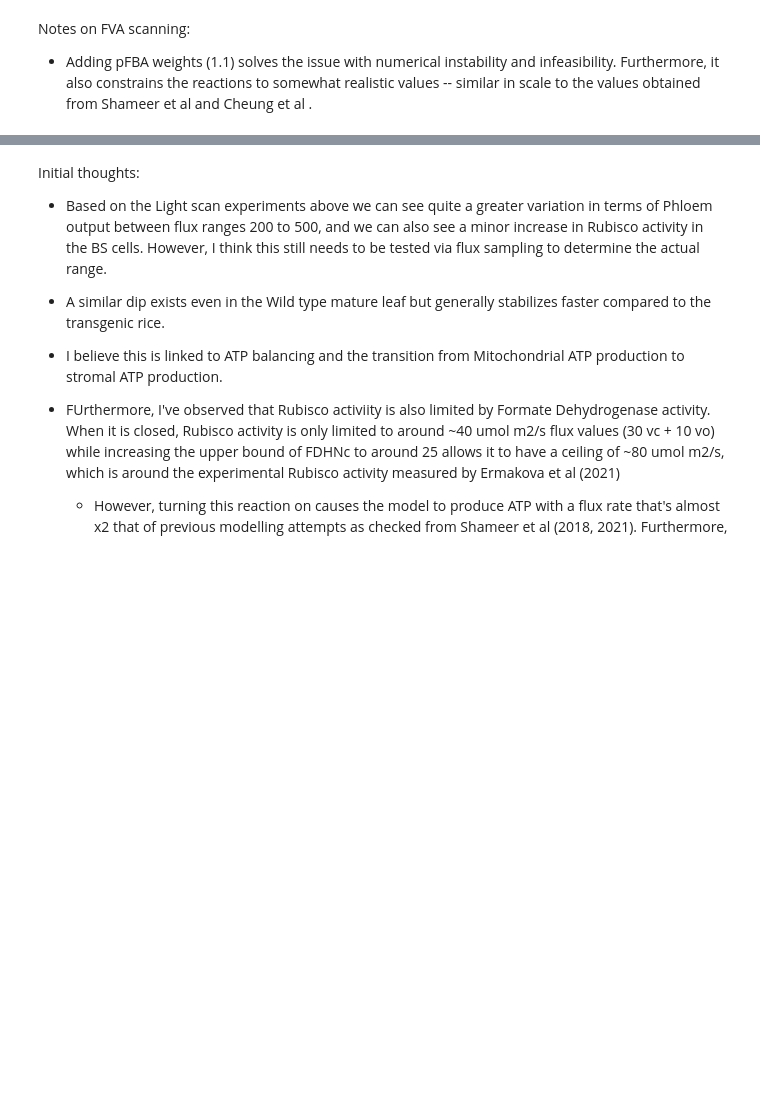
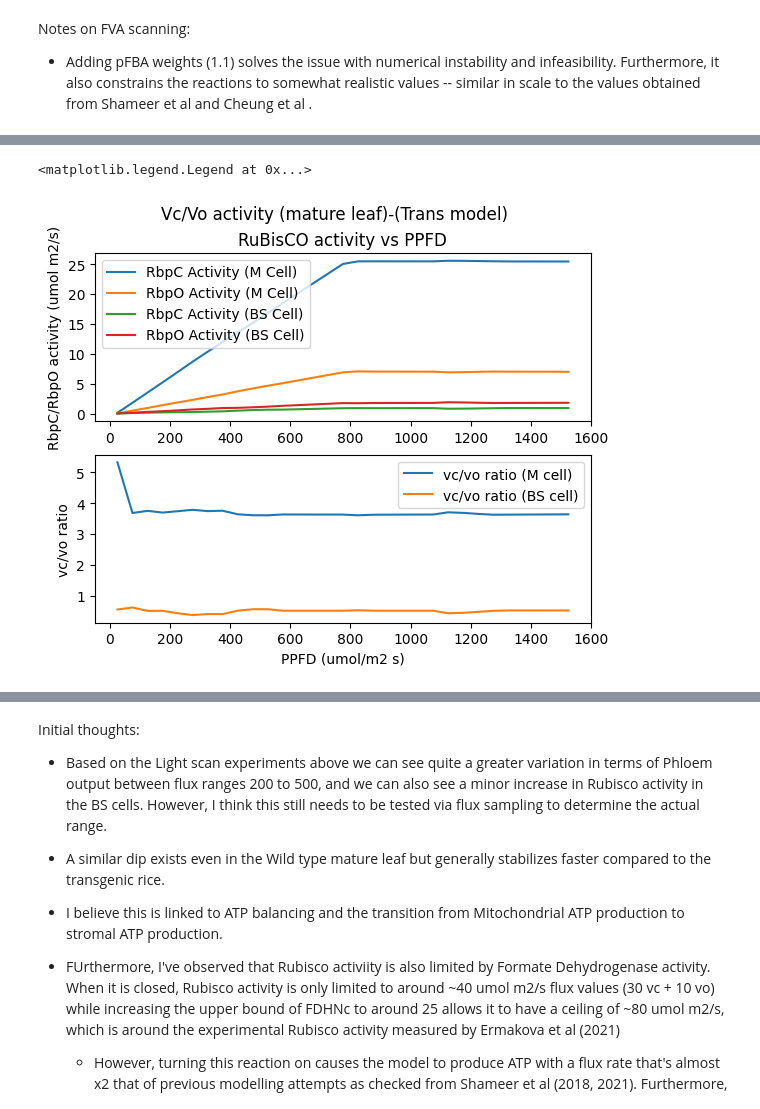
Before and after one commit to rtsantos3/RiceMM, a Jupyter notebook: Scripts/model_analysis/Light Scan 2-cell model (Final).ipynb, the cells around one changed output, grey strips where cells are left out. Drawn from its saved outputs; the diff is of its cells as text; code cells hidden in the pictures; blank space fills up the shorter version.

```diff
--- a/Scripts/model_analysis/Light Scan 2-cell model (Final).ipynb
+++ b/Scripts/model_analysis/Light Scan 2-cell model (Final).ipynb
@@ -852,34 +984,37 @@ rbpc_m = ppfd_2cell_trans_phloem.loc[['RBPCs_M']].values.flatten()
 rbpo_m = ppfd_2cell_trans_phloem.loc[['RBPOs_M']].values.flatten()
 rbpc_bs = ppfd_2cell_trans_phloem.loc[['RBPCs_BS']].values.flatten()
 rbpo_bs = ppfd_2cell_trans_phloem.loc[['RBPOs_BS']].values.flatten()
 vcvo_m = rbpc_m/rbpo_m
 vcvo_bs = rbpc_bs/rbpo_bs
 
 vcvo_total = (rbpc_m + rbpc_bs)/(rbpo_m + rbpo_bs)
 
 
 fig, (ax1, ax2) = plt.subplots(2)
-fig.suptitle('Vc/Vo activity (mature leaf)')
+fig.suptitle('Vc/Vo activity (mature leaf)-(Trans model)')
 
 ax1.plot(ppfd_e,  rbpc_m, label='RbpC Activity (M Cell)')
 ax1.plot(ppfd_e, rbpo_m, label='RbpO Activity (M Cell)')
 ax1.plot(ppfd_e,  rbpc_bs, label='RbpC Activity (BS Cell)')
 ax1.plot(ppfd_e, rbpo_bs, label='RbpO Activity (BS Cell)')
 ax1.set_ylabel('RbpC/RbpO activity (umol m2/s)')
 ax1.set_title('RuBisCO activity vs PPFD')
 ax1.legend()
 
 
 ax2.plot(ppfd_e, vcvo_m, label='vc/vo ratio (M cell)')
 ax2.plot(ppfd_e,  vcvo_bs, label='vc/vo ratio (BS cell)')
 ax2.set_xlabel('PPFD (umol/m2 s)')
 ax2.set_ylabel('vc/vo ratio')
 ax2.legend()
 # ax2.set_title('Vc/Vo ratio comparisons between BS and M cells')
 
 
 #Top is rubisco fluxes while bottom is vc/vo ratios. Note that the vc/vo ratios at the bottom portion
 #are disrupted due to zero values in a number of
+# %% [output]
+<matplotlib.legend.Legend at 0x...>
+[figure, added]
 # %%
 #Glycine Decarboxylase flux in WT and Trans model
 
```
Also changed, not shown: parts of 24 cells of this notebook, 8 other files.
